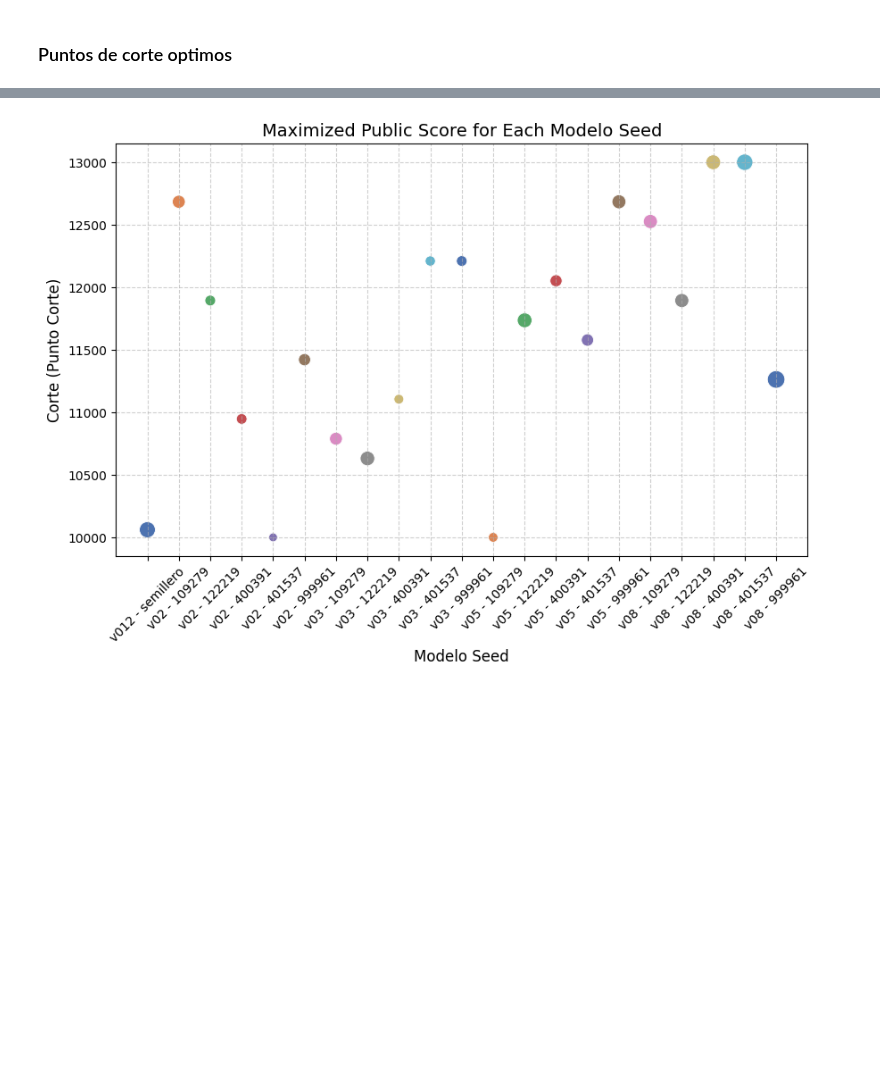
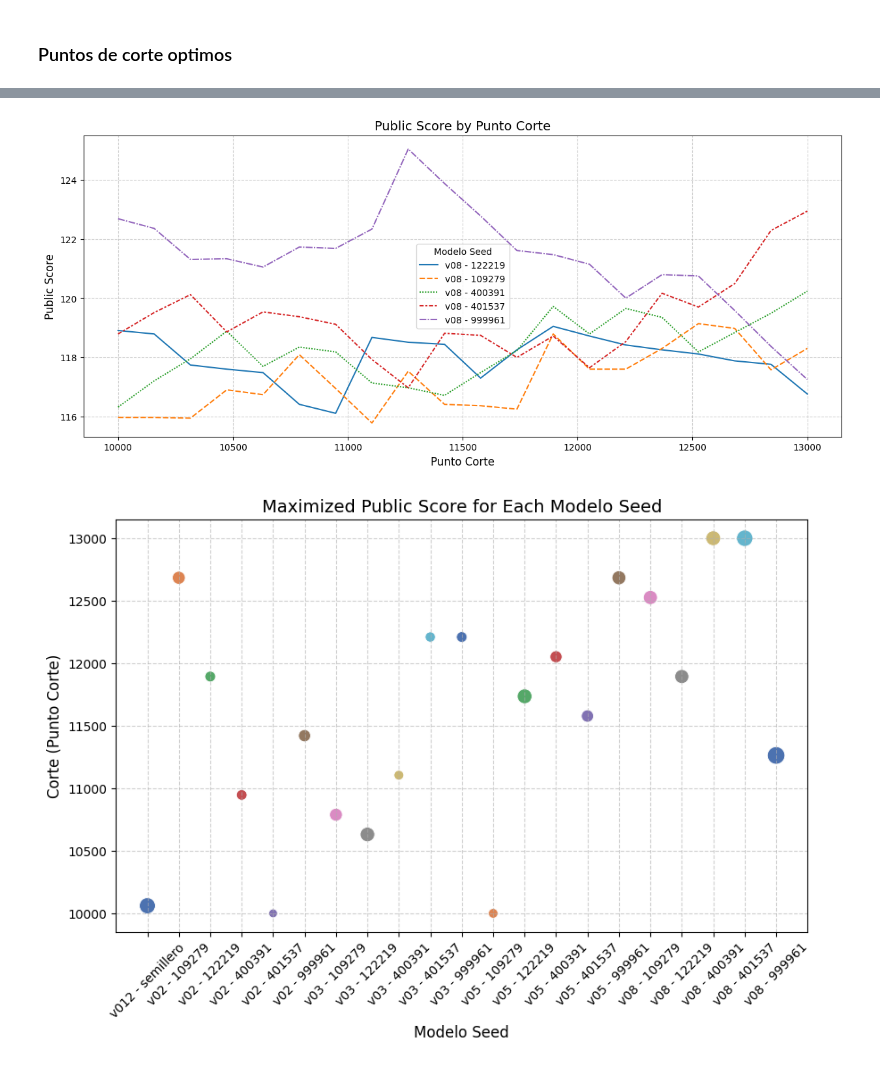
Before and after one commit to eanegrin/dmeyf2024, a Jupyter notebook: competencia_2/analysis.ipynb, the cells around one changed output, grey strips where cells are left out. Cells and saved outputs as stored; diff of their text form; code cells hidden in the pictures; blank space fills up the shorter version.

```diff
--- a/competencia_2/analysis.ipynb
+++ b/competencia_2/analysis.ipynb
@@ -156,3 +175,28 @@ plt.show()
+# %%
+df = results.loc[results['modelo'] == 'v08']
+
+# Plotting the line chart
+plt.figure(figsize=(15, 6))
+sns.lineplot(
+    data=df,
+    x='corte',
+    y='Public score',
+    hue='modelo_seed',
+    markers=False,  # No markers for clarity
+    style='modelo_seed'  # Differentiates lines by style
+)
+
+# Add labels and title
+plt.title('Public Score by Punto Corte', fontsize=14)
+plt.xlabel('Punto Corte', fontsize=12)
+plt.ylabel('Public Score', fontsize=12)
+plt.legend(title='Modelo Seed', fontsize=10)
+plt.grid(True, linestyle='--', alpha=0.6)
+
+# Show the plot
+plt.show()
+# %% [output]
+[figure, added]
 # %%
 Por ahora sin evaluar aun los resultados de test en junio creo que el corte para el semillero deberia ser tambien alrededor de 11600, parece raro que sea 10000 cuando casi todos los otros modelos dan arriba de eso, salvo que en test tambien nos de cerca de 10000 y ahi confiaremos en test.
 # %%
```
Also changed, not shown: parts of 10 cells of this notebook, 2 other files.
